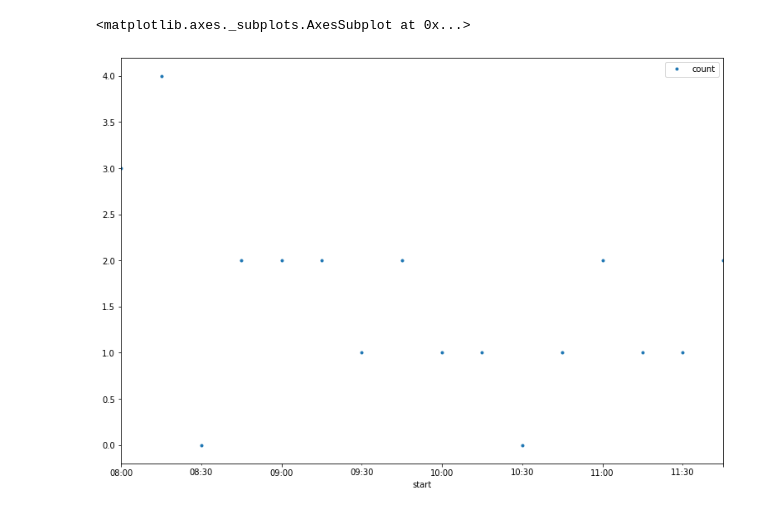
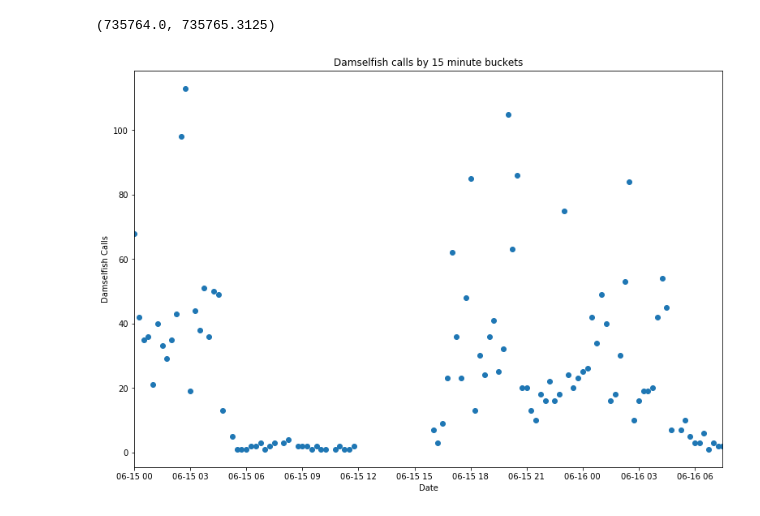
Before and after one commit to whoahbot/sonumator, a Jupyter notebook: exploratory_notebook.ipynb, the cells around one changed output. Saved outputs shown, nothing was run; the diff lists cells and outputs as text; code cells hidden in the pictures.

Commit message:
Don't plot zeroes.

```diff
--- a/exploratory_notebook.ipynb
+++ b/exploratory_notebook.ipynb
@@ -12,7 +12,7 @@ for filename in all_files:
     df = pd.read_csv(filename, index_col=None, usecols=[cols[1]])
     li.append(df)
 
-frame = pd.concat(li, axis=0, ignore_index=True)
+df = pd.concat(li, axis=0, ignore_index=True)
 # %%
 df.set_index('start', drop=False, inplace=True)
 df['start'] = pd.to_datetime(df['start'])
@@ -23,5 +23,23 @@ del df['start']
-# %%
-df.resample('15T').count().plot(style=".", figsize=(13,9))
-# %% [output]
-<matplotlib.axes._subplots.AxesSubplot at 0x...>
-[figure, removed]
+# %%
+from matplotlib import pyplot as plt
+import numpy as np
+
+resampled = df.resample('15T').count()
+resampled[resampled['count']==0] = np.nan
+
+fig, ax = plt.subplots(figsize=(13, 9))
+
+# Add x-axis and y-axis
+ax.scatter(resampled.index.values,
+           resampled['count'])
+
+
+# Set title and labels for axes
+ax.set(xlabel="Date",
+       ylabel="Damselfish Calls",
+       title="Damselfish calls by 15 minute buckets")
+
+ax.set_xlim([resampled.index.values.min(), resampled.index.values.max()])
+# %% [output]
+(735764.0, 735765.3125)
+[figure, added]
```
Also changed, not shown: parts of 1 cell of this notebook.
